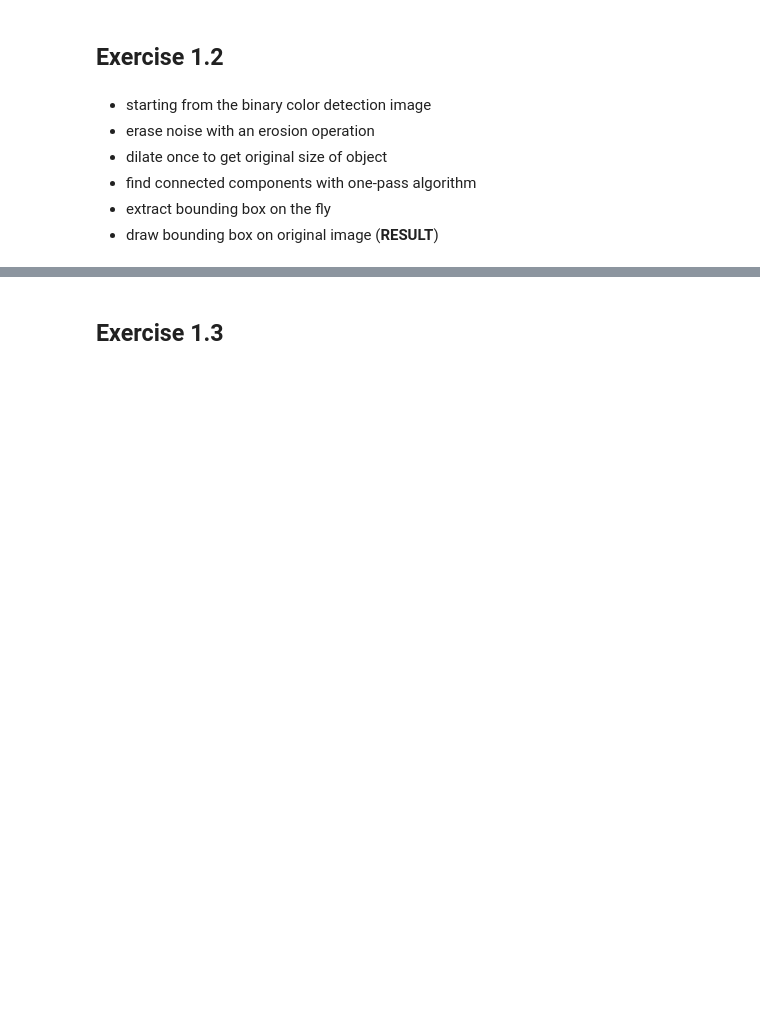
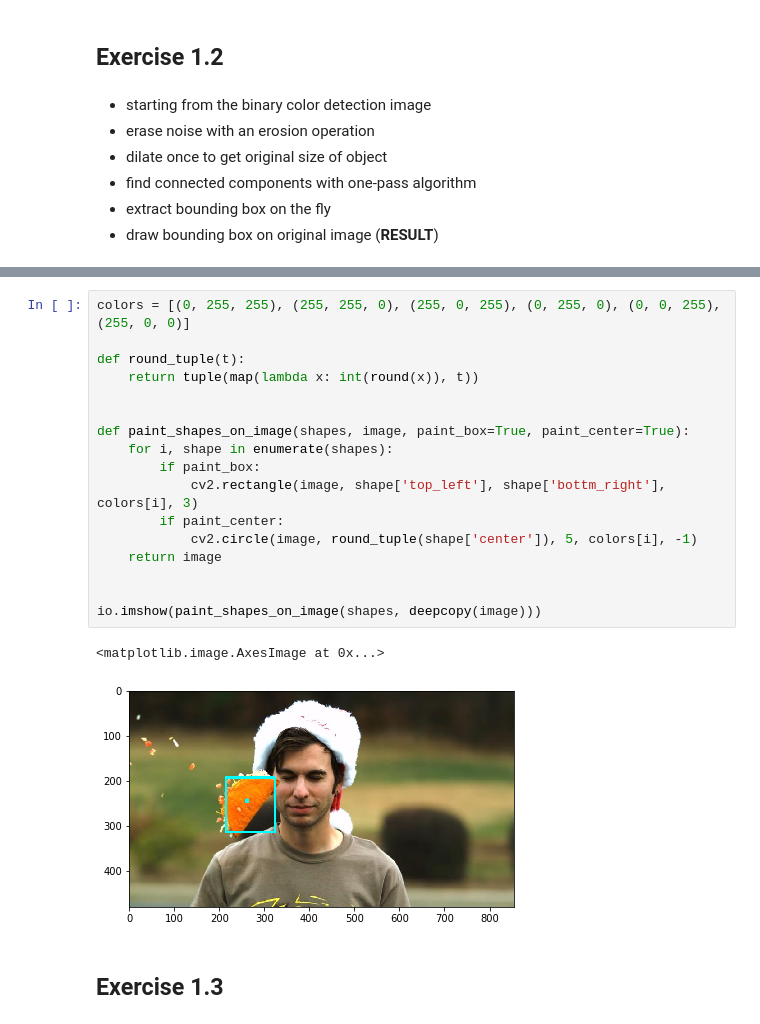
Before and after one commit to AbdBarho/CV19-20, a Jupyter notebook: 01_colorspaces.ipynb, the cells around one changed output, grey strips where cells are left out. Saved outputs shown, nothing was run; the diff lists cells and outputs as text; blank space fills up the shorter version.

```diff
--- a/01_colorspaces.ipynb
+++ b/01_colorspaces.ipynb
@@ -91,3 +97,23 @@ io.imshow(cv2.rectangle(temp, (minx, miny), (maxx, maxy), 1, 3))
+# %%
+colors = [(0, 255, 255), (255, 255, 0), (255, 0, 255), (0, 255, 0), (0, 0, 255), (255, 0, 0)]
+
+def round_tuple(t):
+    return tuple(map(lambda x: int(round(x)), t))
+
+
+def paint_shapes_on_image(shapes, image, paint_box=True, paint_center=True):
+    for i, shape in enumerate(shapes):
+        if paint_box:
+            cv2.rectangle(image, shape['top_left'], shape['bottm_right'], colors[i], 3)
+        if paint_center:
+            cv2.circle(image, round_tuple(shape['center']), 5, colors[i], -1)
+    return image
+
+
+io.imshow(paint_shapes_on_image(shapes, deepcopy(image)))
+# %% [output]
+<matplotlib.image.AxesImage at 0x...>
+[figure, added]
 # %% [markdown]
 ## Exercise 1.3
 # %% [markdown]
```
Also changed, not shown: parts of 16 cells of this notebook, 1 other file.
